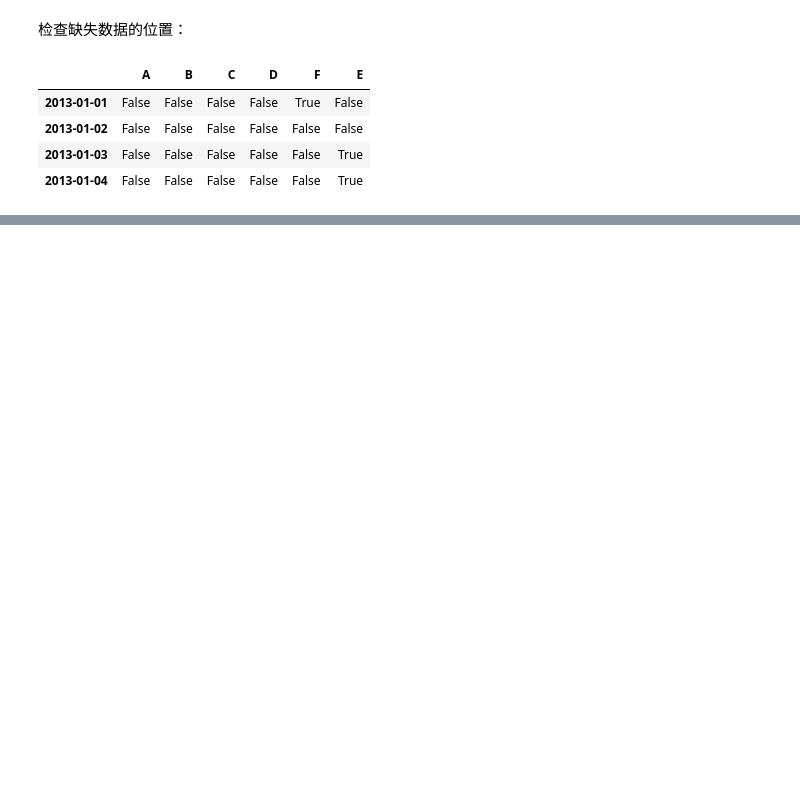
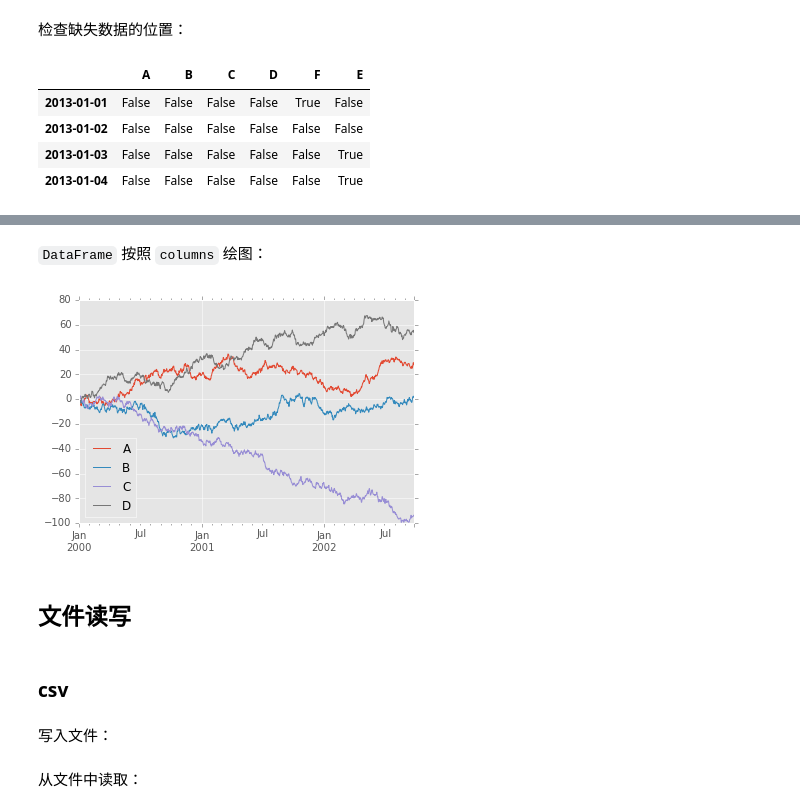
Before and after one commit to hogwild/notes-python, a Jupyter notebook: 12. pandas/12.01 ten minutes to pandas.ipynb, the cells around one changed output, grey strips where cells are left out. Cells and saved outputs as stored; diff of their text form; code cells hidden in the pictures; blank space fills up the shorter version.

```diff
--- a/12. pandas/12.01 ten minutes to pandas.ipynb
+++ b/12. pandas/12.01 ten minutes to pandas.ipynb
@@ -552,0 +1016,16 @@ pd.isnull(df1)
+# %% [markdown]
+`DataFrame` 按照 `columns` 绘图：
+# %%
+df = pd.DataFrame(np.random.randn(1000, 4), index=ts.index,
+                  columns=['A', 'B', 'C', 'D'])
+
+df.cumsum().plot()
+p = plt.legend(loc="best")
+# %% [output]
+[figure, added]
+# %% [markdown]
+## 文件读写
+# %% [markdown]
+### csv
+# %% [markdown]
+写入文件：
@@ -552,0 +1034,2 @@ pd.isnull(df1)
+# %% [markdown]
+从文件中读取：
```
Also changed, not shown: parts of 127 cells of this notebook, 3 other files.
